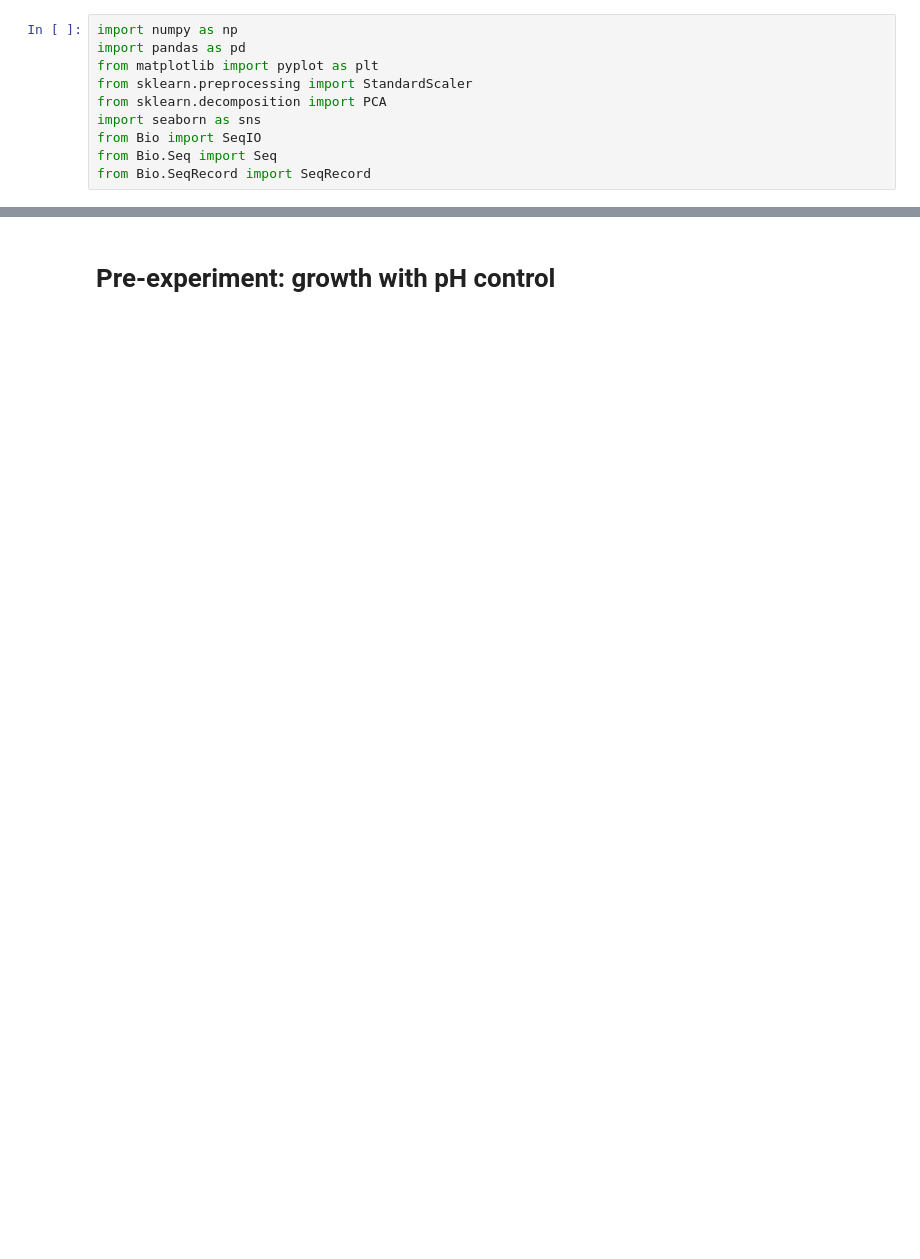
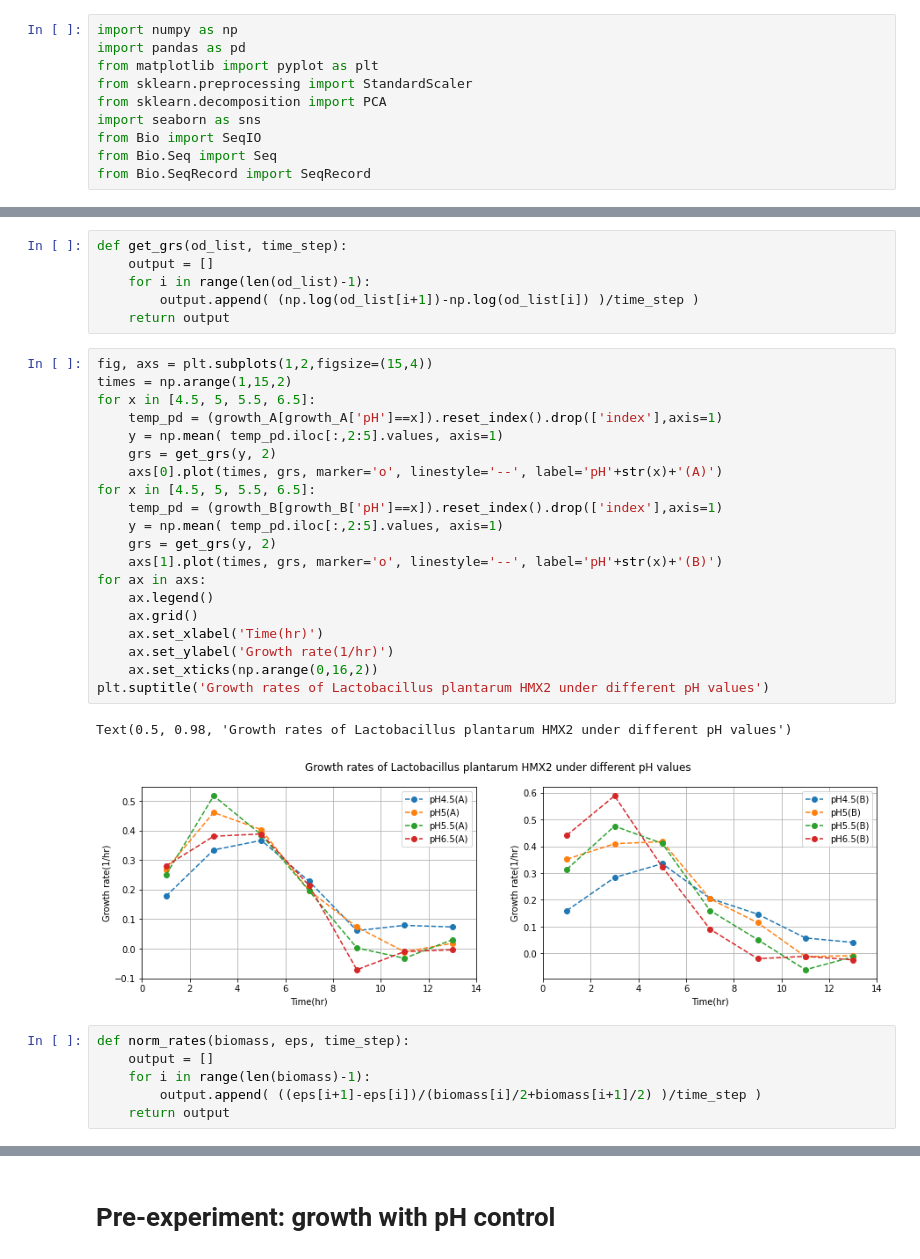
Before and after one commit to SizheQiu/LbPtEPS, a Jupyter notebook: workflow/Data_process.ipynb, the cells around one changed output, grey strips where cells are left out. Saved outputs shown, nothing was run; the diff lists cells and outputs as text; blank space fills up the shorter version.

```diff
--- a/workflow/Data_process.ipynb
+++ b/workflow/Data_process.ipynb
@@ -10,0 +41,35 @@ from Bio.SeqRecord import SeqRecord
+# %%
+def get_grs(od_list, time_step):
+    output = []
+    for i in range(len(od_list)-1):
+        output.append( (np.log(od_list[i+1])-np.log(od_list[i]) )/time_step )
+    return output
+# %%
+fig, axs = plt.subplots(1,2,figsize=(15,4))
+times = np.arange(1,15,2)
+for x in [4.5, 5, 5.5, 6.5]:
+    temp_pd = (growth_A[growth_A['pH']==x]).reset_index().drop(['index'],axis=1)
+    y = np.mean( temp_pd.iloc[:,2:5].values, axis=1)
+    grs = get_grs(y, 2)
+    axs[0].plot(times, grs, marker='o', linestyle='--', label='pH'+str(x)+'(A)')
+for x in [4.5, 5, 5.5, 6.5]:
+    temp_pd = (growth_B[growth_B['pH']==x]).reset_index().drop(['index'],axis=1)
+    y = np.mean( temp_pd.iloc[:,2:5].values, axis=1)
+    grs = get_grs(y, 2)
+    axs[1].plot(times, grs, marker='o', linestyle='--', label='pH'+str(x)+'(B)')
+for ax in axs:
+    ax.legend()
+    ax.grid()
+    ax.set_xlabel('Time(hr)')
+    ax.set_ylabel('Growth rate(1/hr)')
+    ax.set_xticks(np.arange(0,16,2))
+plt.suptitle('Growth rates of Lactobacillus plantarum HMX2 under different pH values')
+# %% [output]
+Text(0.5, 0.98, 'Growth rates of Lactobacillus plantarum HMX2 under different pH values')
+[figure, added]
+# %%
+def norm_rates(biomass, eps, time_step):
+    output = []
+    for i in range(len(biomass)-1):
+        output.append( ((eps[i+1]-eps[i])/(biomass[i]/2+biomass[i+1]/2) )/time_step )
+    return output
```
Also changed, not shown: parts of 9 cells of this notebook, 10 other files.
